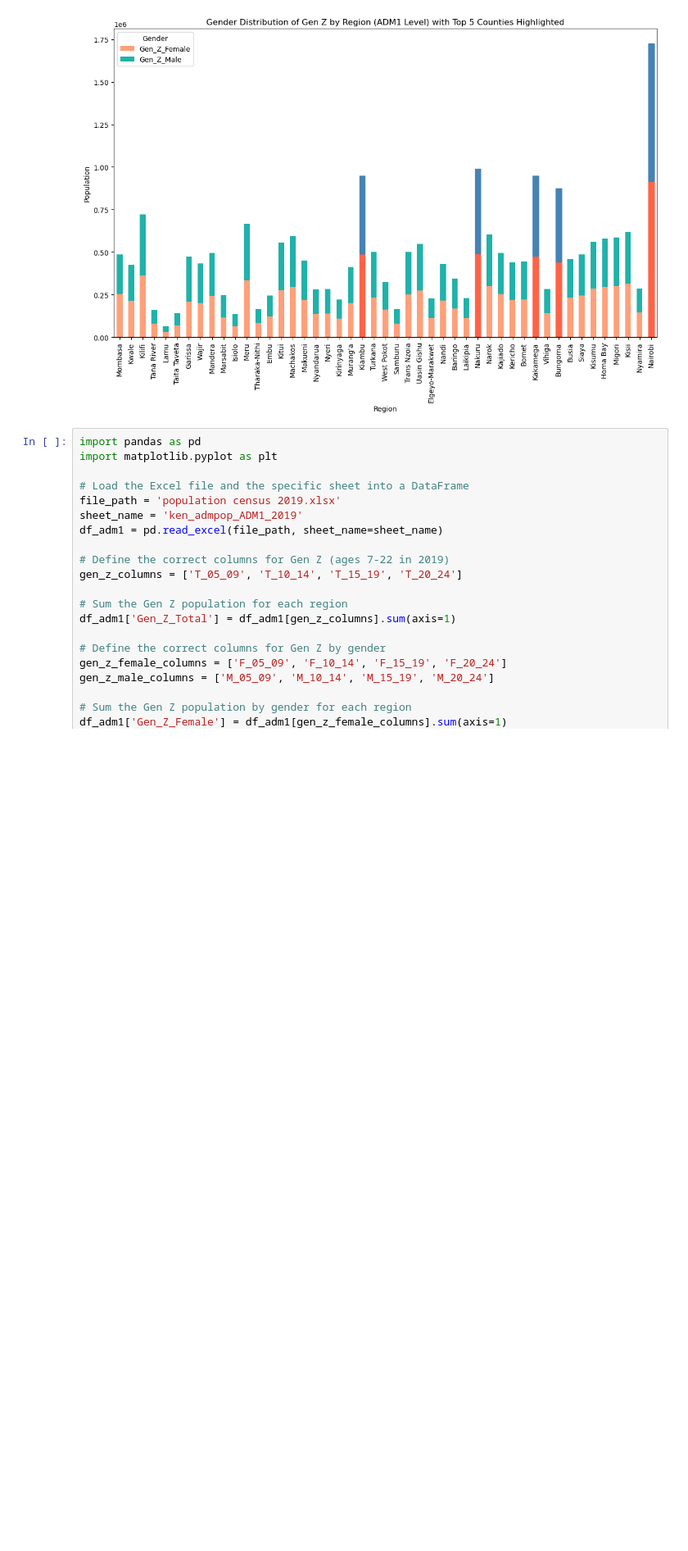
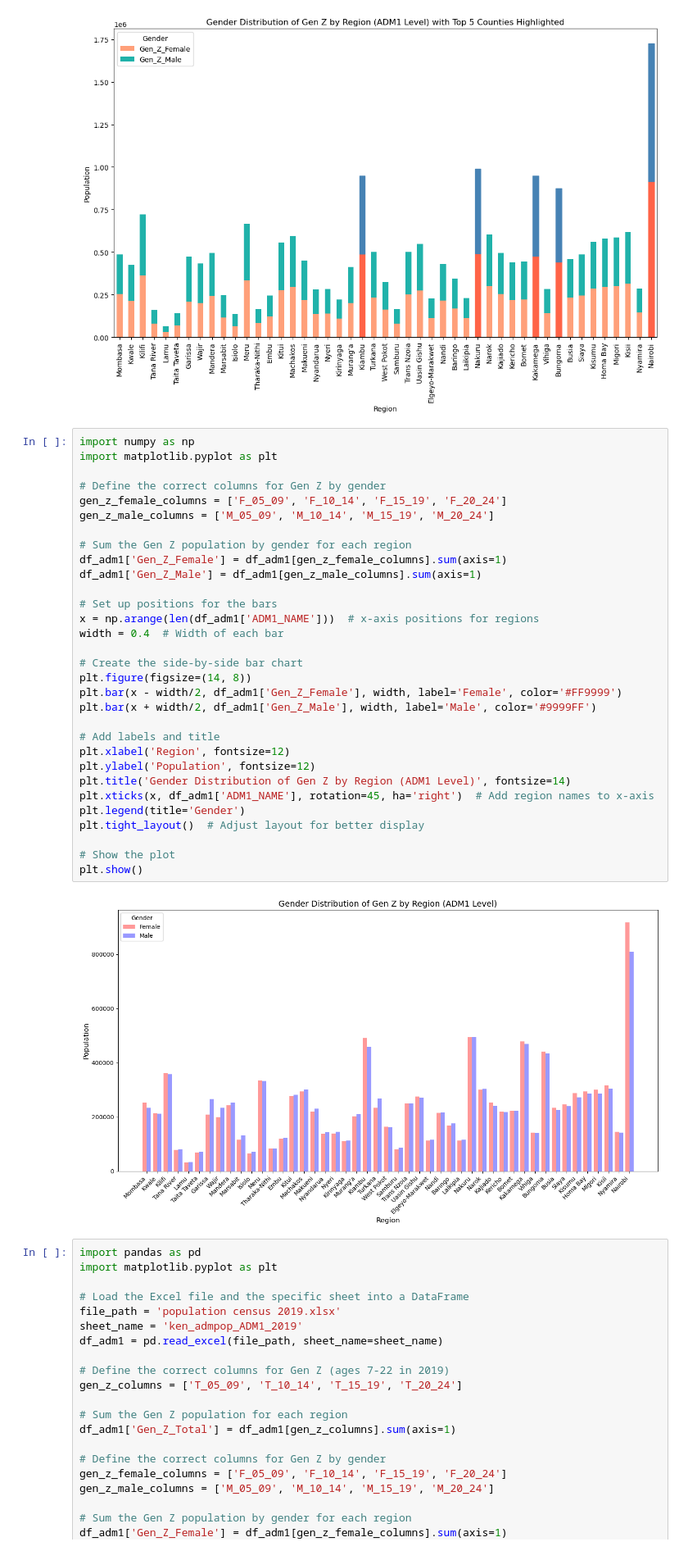
Before and after one commit to VAL-Jerono/Wa_zii, a Jupyter notebook: genz.ipynb, the cells around one changed output. Shown at 82% size. Cells and saved outputs as stored; diff of their text form; blank space fills up the shorter version.

```diff
--- a/genz.ipynb
+++ b/genz.ipynb
@@ -280,6 +280,39 @@ plt.show()
 45     Kenya          Nyamira        144761      142188
 46     Kenya          Nairobi        917264      808870
 [figure]
+# %%
+import numpy as np
+import matplotlib.pyplot as plt
+
+# Define the correct columns for Gen Z by gender
+gen_z_female_columns = ['F_05_09', 'F_10_14', 'F_15_19', 'F_20_24']
+gen_z_male_columns = ['M_05_09', 'M_10_14', 'M_15_19', 'M_20_24']
+
+# Sum the Gen Z population by gender for each region
+df_adm1['Gen_Z_Female'] = df_adm1[gen_z_female_columns].sum(axis=1)
+df_adm1['Gen_Z_Male'] = df_adm1[gen_z_male_columns].sum(axis=1)
+
+# Set up positions for the bars
+x = np.arange(len(df_adm1['ADM1_NAME']))  # x-axis positions for regions
+width = 0.4  # Width of each bar
+
+# Create the side-by-side bar chart
+plt.figure(figsize=(14, 8))
+plt.bar(x - width/2, df_adm1['Gen_Z_Female'], width, label='Female', color='#FF9999')
+plt.bar(x + width/2, df_adm1['Gen_Z_Male'], width, label='Male', color='#9999FF')
+
+# Add labels and title
+plt.xlabel('Region', fontsize=12)
+plt.ylabel('Population', fontsize=12)
+plt.title('Gender Distribution of Gen Z by Region (ADM1 Level)', fontsize=14)
+plt.xticks(x, df_adm1['ADM1_NAME'], rotation=45, ha='right')  # Add region names to x-axis
+plt.legend(title='Gender')
+plt.tight_layout()  # Adjust layout for better display
+
+# Show the plot
+plt.show()
+# %% [output]
+[figure, added]
 # %%
 import pandas as pd
 import matplotlib.pyplot as plt
```
